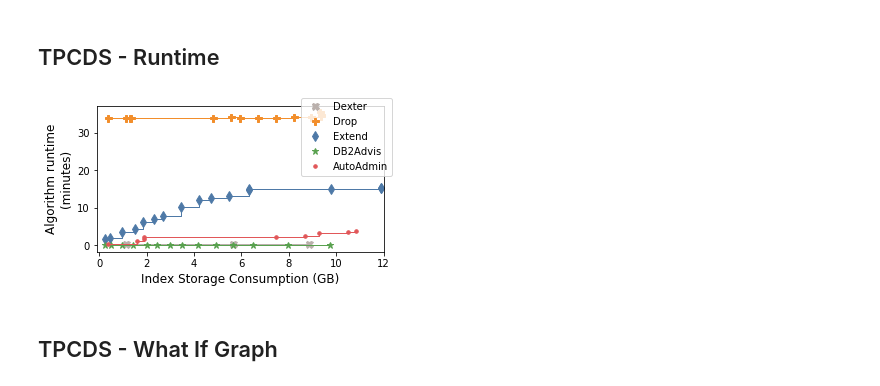
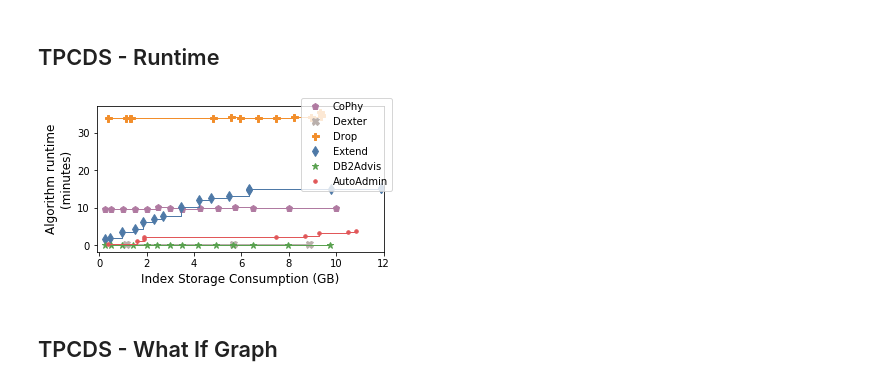
Before and after one commit to hyrise/index_selection_evaluation, a Jupyter notebook: benchmark_results/notebooks/Graphs.ipynb, the cells around one changed output. Drawn from its saved outputs; the diff is of its cells as text; code cells hidden in the pictures.

Commit message:
Add cophy times

```diff
--- a/benchmark_results/notebooks/Graphs.ipynb
+++ b/benchmark_results/notebooks/Graphs.ipynb
@@ -125,9 +125,20 @@ def draw_cost_graph(cophy_costs=None, cophy_memory_consumption=None):
 def draw_runtime_graph(minutes=False, cophy_runtimes=None, cophy_memory_consumption=None):
     fig, ax = plt.subplots()
     for algorithm in algorithms:
-        if algorithm == 'cophy' or algorithm == 'microsoft_naive_2':
+        if algorithm == 'microsoft_naive_2' or (algorithm == 'cophy' and cophy_runtimes is None):
             continue
         style = styles[algorithm]
+
+        if algorithm == 'cophy':
+            cophy_runtimes = list(map(lambda x: x / 60, cophy_runtimes)) if minutes else cophy_runtimes
+            memory_consumptions_gb = list(map(lambda x: mb_to_gb(x), cophy_memory_consumption))
+            memory_consumptions_gb = list(filter(lambda x: x < XLIM, memory_consumptions_gb))
+            cophy_runtimes = cophy_runtimes[:len(memory_consumptions_gb)]
+            ax.step(memory_consumptions_gb, cophy_runtimes, where='post', color=style.color, linewidth=LINE_WIDTH)
+            ax.plot(memory_consumptions_gb, cophy_runtimes, f'{style.marker}', color=style.color, label=style.label, markersize=MARKER_SIZE)
+            continue
+
+
         csv_path= f"{CSV_PATH}/results_{algorithm}_{BENCHMARK}_{len(QUERIES)}_queries.csv"
         df = pd.read_csv(csv_path, sep=';')
         df['memory consumption'] = df['memory consumption'].apply(b_to_gb)
@@ -382,10 +401,14 @@ draw_cost_graph(cophy_costs, cophy_memory_consumptions_mb)
 [figure]
 # %% [markdown]
 ## TPCDS - Runtime
-# %%
-draw_runtime_graph(minutes=True)
-# %% [output]
-[figure, removed]
+# %%
+# Cophy What-If time: 579.6870040893555 - cost_requests: 394317 - cache_hits: 342140 - Gurobi Times:
+cophy_what_if_time = 579.69
+cophy_solver_times = [0.715391, 2.118141, 3.091555, 3.272472, 2.53551, 27.41455, 24.389079, 2.613326, 25.794448, 25.912374, 27.815068, 26.617466, 25.222031, 25.490362, 24.821388, 25.060508]
+cophy_times = list(map(lambda x: x + cophy_what_if_time, cophy_solver_times))
+draw_runtime_graph(minutes=True, cophy_runtimes=cophy_times, cophy_memory_consumption=cophy_memory_consumptions_mb)
+# %% [output]
+[figure, added]
 # %% [markdown]
 ## TPCDS - What If Graph
 # %%
```
Also changed, not shown: parts of 11 cells of this notebook.
